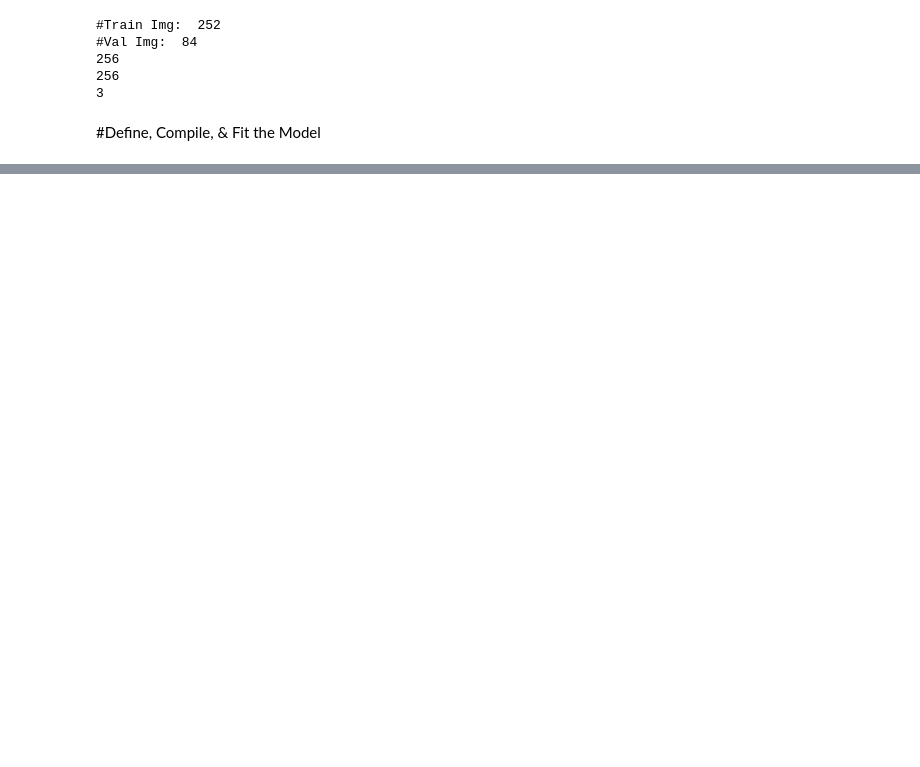
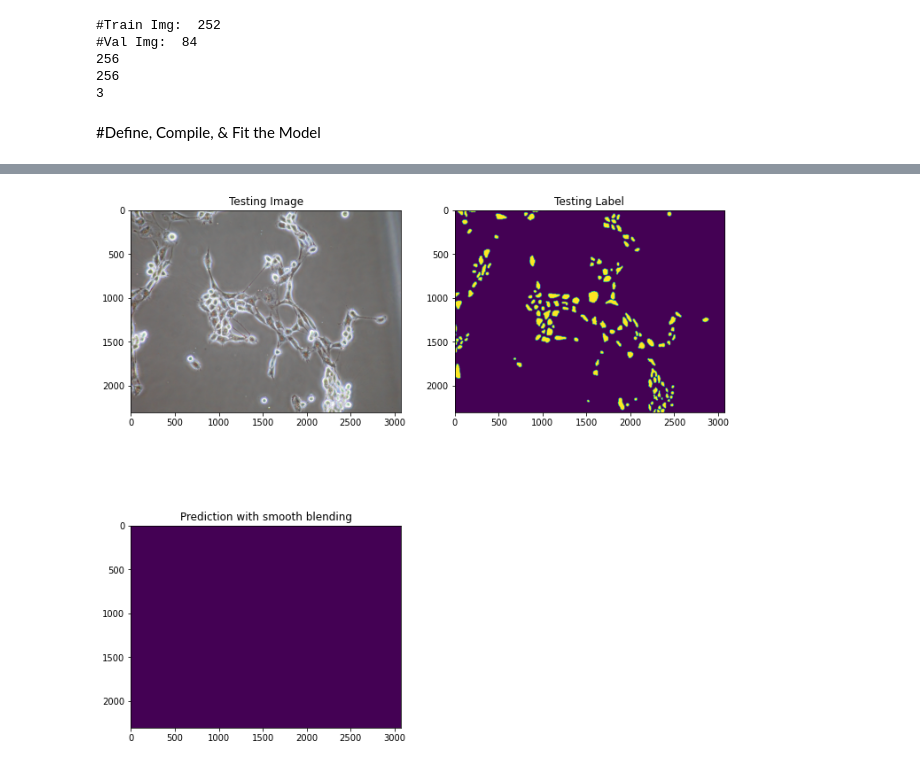
Before and after one commit to Aliii98/UNetCellSegmentationModel, a Jupyter notebook: CellSeg_UNet_ResNet34_W_Patchify.ipynb, the cells around one changed output, grey strips where cells are left out. Cells and saved outputs as stored; diff of their text form; code cells hidden in the pictures; blank space fills up the shorter version.

```diff
--- a/CellSeg_UNet_ResNet34_W_Patchify.ipynb
+++ b/CellSeg_UNet_ResNet34_W_Patchify.ipynb
@@ -486,0 +620,3 @@ AttributeError: ignored
+# %%
+BACKBONE = 'resnet34'
+preprocess_input = sm.get_preprocessing(BACKBONE)
@@ -486,0 +632,8 @@ AttributeError: ignored
+# %%
+model = tf.keras.models.load_model("cellseg_25_epochs_RESNET_backbone_batch16.hdf5", compile=False)
+
+# size of patches
+patch_size = 256
+
+# Number of classes
+n_classes = 2
@@ -486,0 +660,35 @@ AttributeError: ignored
+# %%
+###################################################################################
+#Predict using smooth blending
+
+# Use the algorithm. The `pred_func` is passed and will process all the image 8-fold by tiling small patches with overlap, called once with all those image as a batch outer dimension.
+# Note that model.predict(...) accepts a 4D tensor of shape (batch, x, y, nb_channels), such as a Keras model.
+predictions_smooth = predict_img_with_smooth_windowing(
+    input_img,
+    window_size=patch_size,
+    subdivisions=2,  # Minimal amount of overlap for windowing. Must be an even number.
+    nb_classes=n_classes,
+    pred_func=(
+        lambda img_batch_subdiv: model.predict((img_batch_subdiv))
+    )
+)
+# %%
+final_prediction = np.argmax(predictions_smooth, axis=2)
+
+#Save prediction and original mask for comparison
+plt.imsave(data_dir+'test/exp8-prediction.jpg', final_prediction)
+plt.imsave(data_dir+'test/exp8-original.jpg', original_mask)
+# %%
+plt.figure(figsize=(12, 12))
+plt.subplot(221)
+plt.title('Testing Image')
+plt.imshow(img)
+plt.subplot(222)
+plt.title('Testing Label')
+plt.imshow(original_mask)
+plt.subplot(223)
+plt.title('Prediction with smooth blending')
+plt.imshow(final_prediction)
+plt.show()
+# %% [output]
+[figure, added]
```
Also changed, not shown: parts of 28 cells of this notebook.
